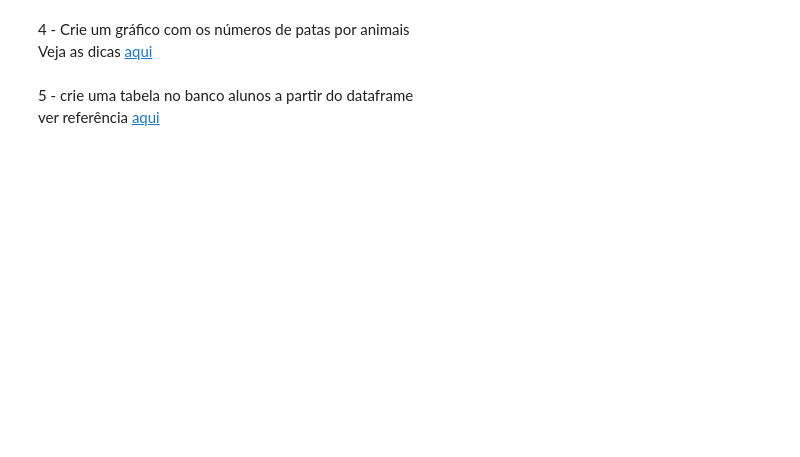
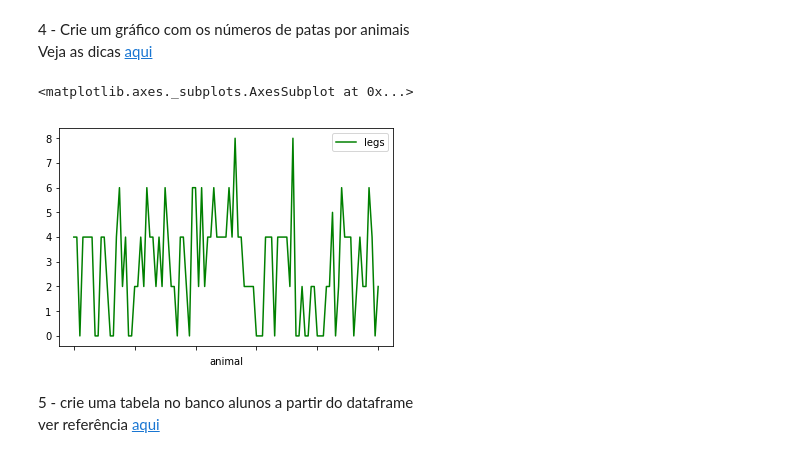
Before and after one commit to Cristiananc/FGV_Programming_Languages, a Jupyter notebook: Python/Exercicios/Exercicios_Revisao_A2-Copy1.ipynb, the cells around one changed output. Cells and saved outputs as stored; diff of their text form; code cells hidden in the pictures; blank space fills up the shorter version.

```diff
--- a/Python/Exercicios/Exercicios_Revisao_A2-Copy1.ipynb
+++ b/Python/Exercicios/Exercicios_Revisao_A2-Copy1.ipynb
@@ -24,8 +24,8 @@ import pandas.io.sql as psql
 # %% [markdown]
 Para o Dataframe abaixo, resolva as seguintes tarefas:
 # %%
-pd_zoo = pd.read_csv('../Dados/zoo.csv')
-pd_zoo.head()
+df_zoo = pd.read_csv('../Dados/zoo.csv')
+df_zoo.head()
 # %% [output]
 |  | animal | hair | feathers | eggs | milk | airborne | aquatic | predator | toothed | backbone | ... |
 | 0 | aardvark | True | False | False | True | False | False | True | True | True | ... |
@@ -43,6 +118,11 @@ Veja as dicas [aqui](https://pandas.pydata.org/pandas-docs/stable/generated/pand
 # %% [markdown]
 4 - Crie um gráfico com os números de patas por animais
 Veja as dicas [aqui](https://pandas.pydata.org/pandas-docs/version/0.22/generated/pandas.DataFrame.plot.html)
+# %%
+df_zoo.plot(x = 'animal', y = 'legs', color='g')
+# %% [output]
+<matplotlib.axes._subplots.AxesSubplot at 0x...>
+[figure, added]
 # %% [markdown]
 5 - crie uma tabela no banco alunos a partir do dataframe
 ver referência [aqui](https://pandas.pydata.org/pandas-docs/stable/generated/pandas.DataFrame.to_sql.html)
```
Also changed, not shown: parts of 46 cells of this notebook, 2 other files.
